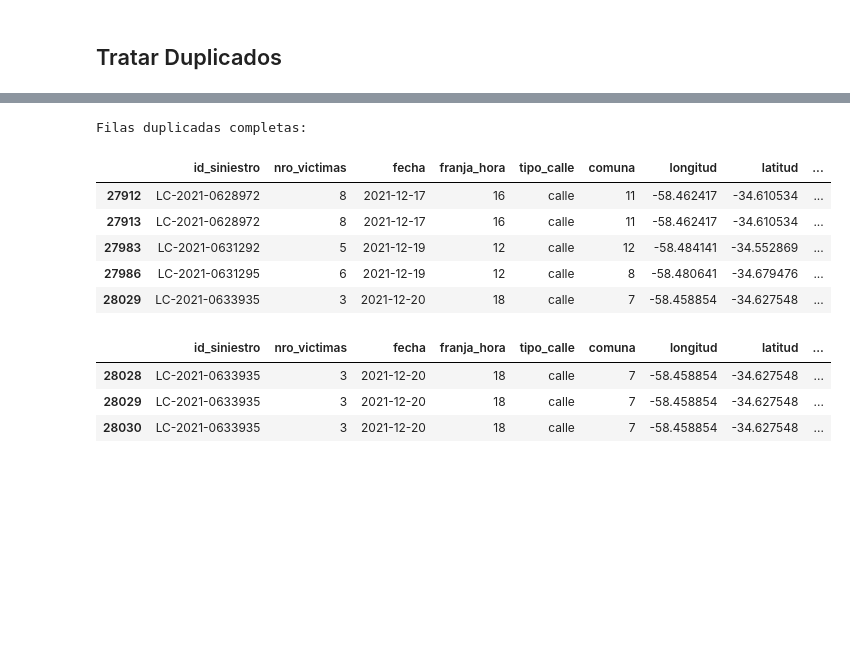
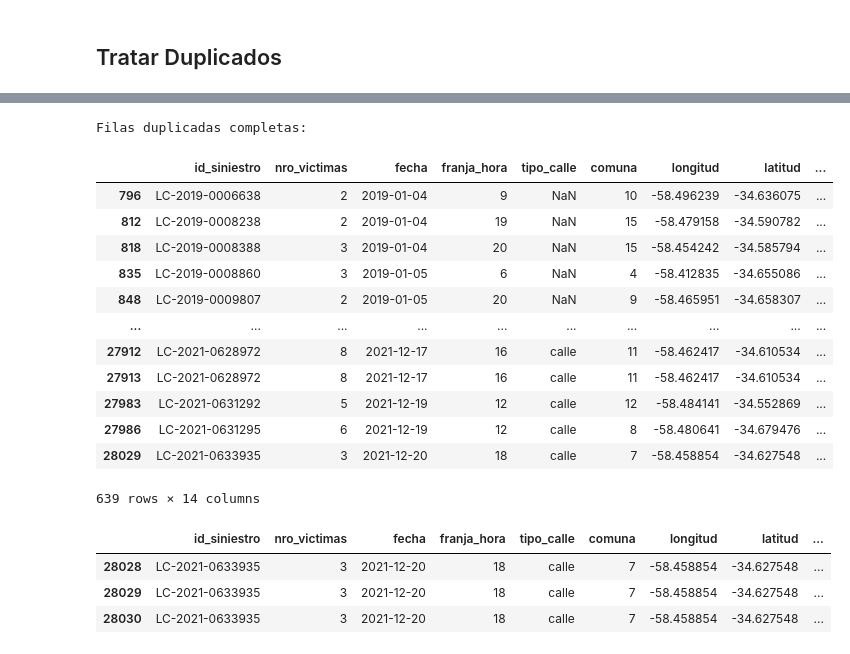
Before and after one commit to JohannaRangel/Proyecto_Individual_2_DA, a Jupyter notebook: Notebooks/EDA.ipynb, the cells around one changed output, grey strips where cells are left out. Saved outputs shown, nothing was run; the diff lists cells and outputs as text; code cells hidden in the pictures; blank space fills up the shorter version.

```diff
--- a/Notebooks/EDA.ipynb
+++ b/Notebooks/EDA.ipynb
@@ -311,16 +321,24 @@ En la sección **3. Exploración del Conjunto de Datos: 'homicidios_cleaned', 'l
 # %%
 # Obtener filas duplicadas completas
+
 filas_duplicadas = siniestros_df[siniestros_df.duplicated()]
-print("\nFilas duplicadas completas:")
-filas_duplicadas.tail()
+print("\n\033[1mFilas duplicadas completas:")
+filas_duplicadas
 # %% [output]
 Filas duplicadas completas:
 |  | id_siniestro | nro_victimas | fecha | franja_hora | tipo_calle | comuna | longitud | latitud | ... |
+| 796 | LC-2019-0006638 | 2 | 2019-01-04 | 9 | NaN | 10 | -58.496239 | -34.636075 | ... |
+| 812 | LC-2019-0008238 | 2 | 2019-01-04 | 19 | NaN | 15 | -58.479158 | -34.590782 | ... |
+| 818 | LC-2019-0008388 | 3 | 2019-01-04 | 20 | NaN | 15 | -58.454242 | -34.585794 | ... |
+| 835 | LC-2019-0008860 | 3 | 2019-01-05 | 6 | NaN | 4 | -58.412835 | -34.655086 | ... |
+| 848 | LC-2019-0009807 | 2 | 2019-01-05 | 20 | NaN | 9 | -58.465951 | -34.658307 | ... |
+| ... | ... | ... | ... | ... | ... | ... | ... | ... | ... |
 | 27912 | LC-2021-0628972 | 8 | 2021-12-17 | 16 | calle | 11 | -58.462417 | -34.610534 | ... |
 | 27913 | LC-2021-0628972 | 8 | 2021-12-17 | 16 | calle | 11 | -58.462417 | -34.610534 | ... |
 | 27983 | LC-2021-0631292 | 5 | 2021-12-19 | 12 | calle | 12 | -58.484141 | -34.552869 | ... |
 | 27986 | LC-2021-0631295 | 6 | 2021-12-19 | 12 | calle | 8 | -58.480641 | -34.679476 | ... |
 | 28029 | LC-2021-0633935 | 3 | 2021-12-20 | 18 | calle | 7 | -58.458854 | -34.627548 | ... |
+639 rows × 14 columns
 # %%
 # Consulta aleatoria para confirmar la duplicidad de registros
 
```
Also changed, not shown: parts of 33 cells of this notebook.
